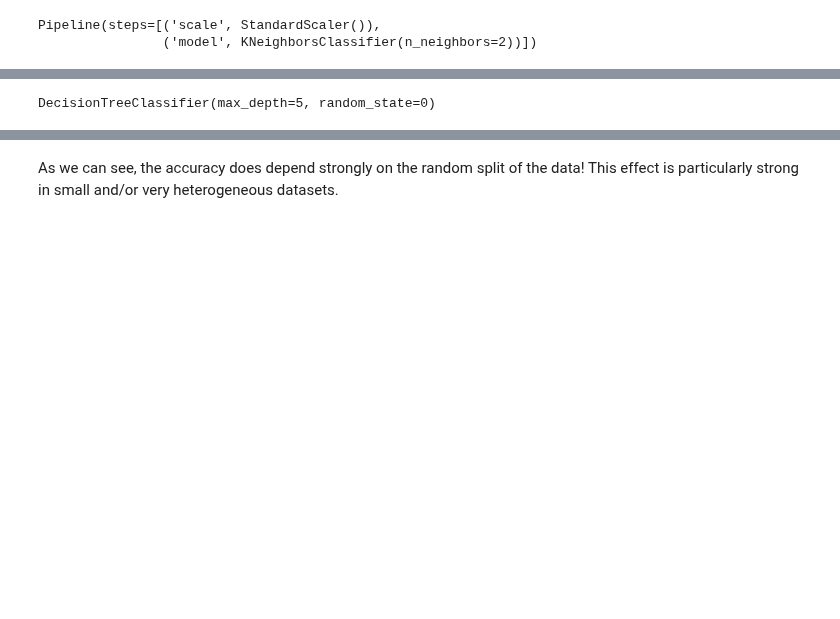
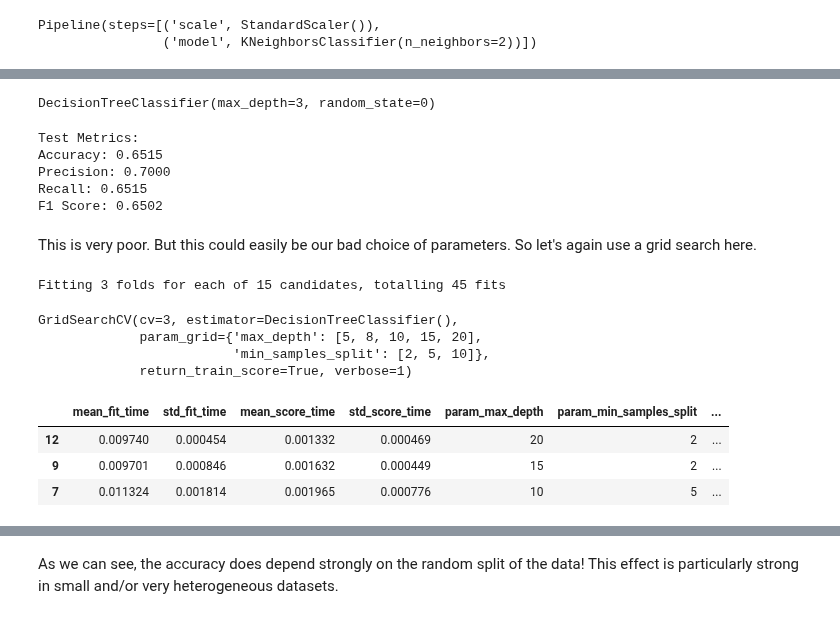
Before and after one commit to florian-huber/data_science_course, a Jupyter notebook: notebooks/live_coding_09d_machine_learning_techniques.ipynb, the cells around one changed output, grey strips where cells are left out. Saved outputs shown, nothing was run; the diff lists cells and outputs as text; code cells hidden in the pictures; blank space fills up the shorter version.

```diff
--- a/notebooks/live_coding_09d_machine_learning_techniques.ipynb
+++ b/notebooks/live_coding_09d_machine_learning_techniques.ipynb
@@ -533,0 +576,2 @@ results.sort_values("rank_test_score").head(10)
+# %%
+pipe.fit(X_train, y_train)
@@ -536,8 +605,59 @@ results.sort_values("rank_test_score").head(10)
 # %%
 from sklearn.tree import DecisionTreeClassifier
 
-tree = DecisionTreeClassifier(max_depth=5, random_state=0)
+tree = DecisionTreeClassifier(max_depth=3, random_state=0)
 tree.fit(X_train, y_train)
 # %% [output]
-DecisionTreeClassifier(max_depth=5, random_state=0)
+DecisionTreeClassifier(max_depth=3, random_state=0)
+# %%
+y_pred_test = tree.predict(X_test)
+
+# Metrics for the test set
+accuracy_test = accuracy_score(y_test, y_pred_test)
+precision_test = precision_score(y_test, y_pred_test, average='weighted')
+recall_test = recall_score(y_test, y_pred_test, average='weighted')
+f1_test = f1_score(y_test, y_pred_test, average='weighted')
+
+print("\nTest Metrics:")
+print(f"Accuracy: {accuracy_test:.4f}")
+print(f"Precision: {precision_test:.4f}")
+print(f"Recall: {recall_test:.4f}")
+print(f"F1 Score: {f1_test:.4f}")
+# %% [output]
+Test Metrics:
+Accuracy: 0.6515
+Precision: 0.7000
+Recall: 0.6515
+F1 Score: 0.6502
+# %% [markdown]
+This is very poor. But this could easily be our bad choice of parameters. So let's again use a grid search here.
+# %%
+from sklearn.model_selection import GridSearchCV
+
+tree = DecisionTreeClassifier()
+grid = GridSearchCV(estimator=tree,
+                    param_grid={
+                        "max_depth": [5, 8, 10, 15, 20],
+                        "min_samples_split": [2, 5, 10]
+                    },
+                    cv=3,
+                    return_train_score=True,
+                    verbose=1,  # set to 2 if you want more information during the run
+                   )
+# %%
+grid.fit(X_train, y_train)
+# %% [output]
+Fitting 3 folds for each of 15 candidates, totalling 45 fits
+GridSearchCV(cv=3, estimator=DecisionTreeClassifier(),
+             param_grid={'max_depth': [5, 8, 10, 15, 20],
+                         'min_samples_split': [2, 5, 10]},
+             return_train_score=True, verbose=1)
+# %%
+results = pd.DataFrame(grid.cv_results_)
+results.sort_values("rank_test_score").head(3)
+# %% [output]
+|  | mean_fit_time | std_fit_time | mean_score_time | std_score_time | param_max_depth | param_min_samples_split | ... |
+| 12 | 0.009740 | 0.000454 | 0.001332 | 0.000469 | 20 | 2 | ... |
+| 9 | 0.009701 | 0.000846 | 0.001632 | 0.000449 | 15 | 2 | ... |
+| 7 | 0.011324 | 0.001814 | 0.001965 | 0.000776 | 10 | 5 | ... |
 # %% [markdown]
```
Also changed, not shown: parts of 33 cells of this notebook.
